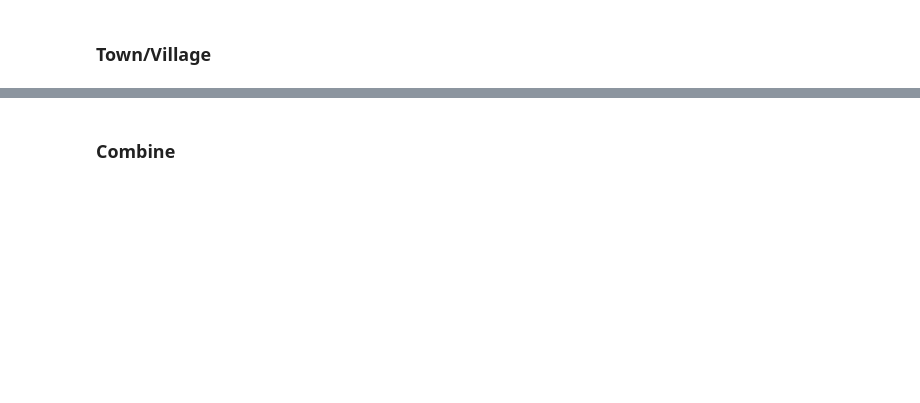
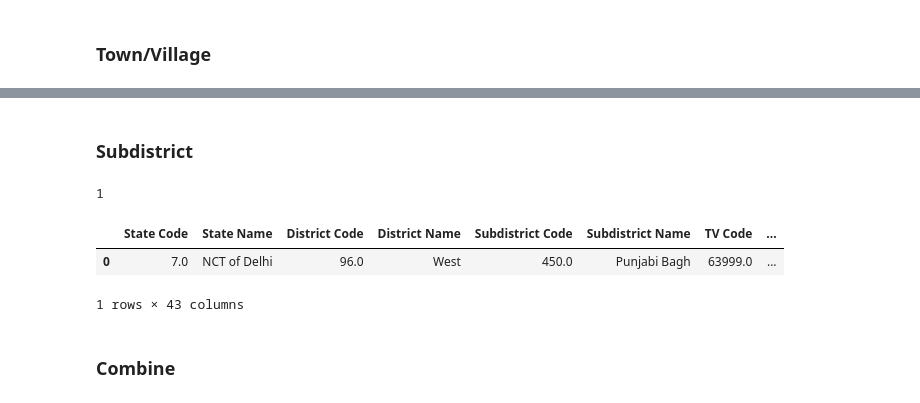
Before and after one commit to IDinsight/rooftop_sampling, a Jupyter notebook: IFS/load_match_sample_v8_replacements.ipynb, the cells around one changed output, grey strips where cells are left out. Saved outputs shown, nothing was run; the diff lists cells and outputs as text; code cells hidden in the pictures; blank space fills up the shorter version.

```diff
--- a/IFS/load_match_sample_v8_replacements.ipynb
+++ b/IFS/load_match_sample_v8_replacements.ipynb
@@ -234,3 +312,31 @@ trimmed_tv_gdf = gpd.GeoDataFrame(
     tv_gdf.drop(columns="geometry").assign(geometry=trimmed_tv_geoms),
     crs=tv_gdf.crs,
 )
+# %% [markdown]
+### Subdistrict
+# %%
+# subdistrict codes to match
+subdistrict_codes_to_match = filtered_df.loc[
+    filtered_df["PSU Type"] == "subdistrict", "Subdistrict Code"
+].unique()
+len(subdistrict_codes_to_match)
+# %% [output]
+1
+# %%
+subdistrict_gdf = gpd.GeoDataFrame(
+    filtered_df[filtered_df["PSU Type"] == "subdistrict"].merge(
+        gdf[
+            gdf["Subdistrict Code"].isin(subdistrict_codes_to_match)
+            & (gdf["TV Code"].isna())
+            & (gdf["Ward Code"].isna())
+        ],
+        on=["Subdistrict Code"],
+        how="left",
+        suffixes=("", "_MapSolve"),
+    )
+)
+subdistrict_gdf
+# %% [output]
+|  | State Code | State Name | District Code | District Name | Subdistrict Code | Subdistrict Name | TV Code | ... |
+| 0 | 7.0 | NCT of Delhi | 96.0 | West | 450.0 | Punjabi Bagh | 63999.0 | ... |
+1 rows × 43 columns
```
Also changed, not shown: parts of 74 cells of this notebook.
